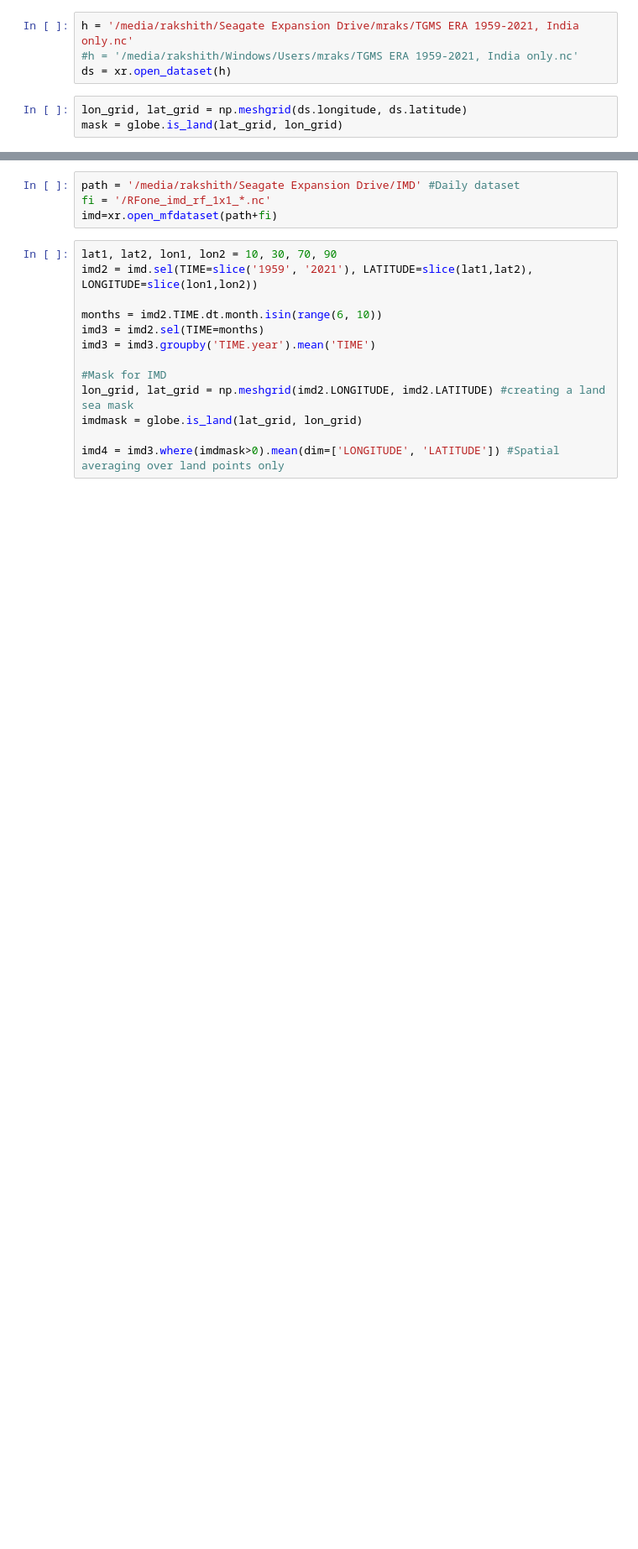
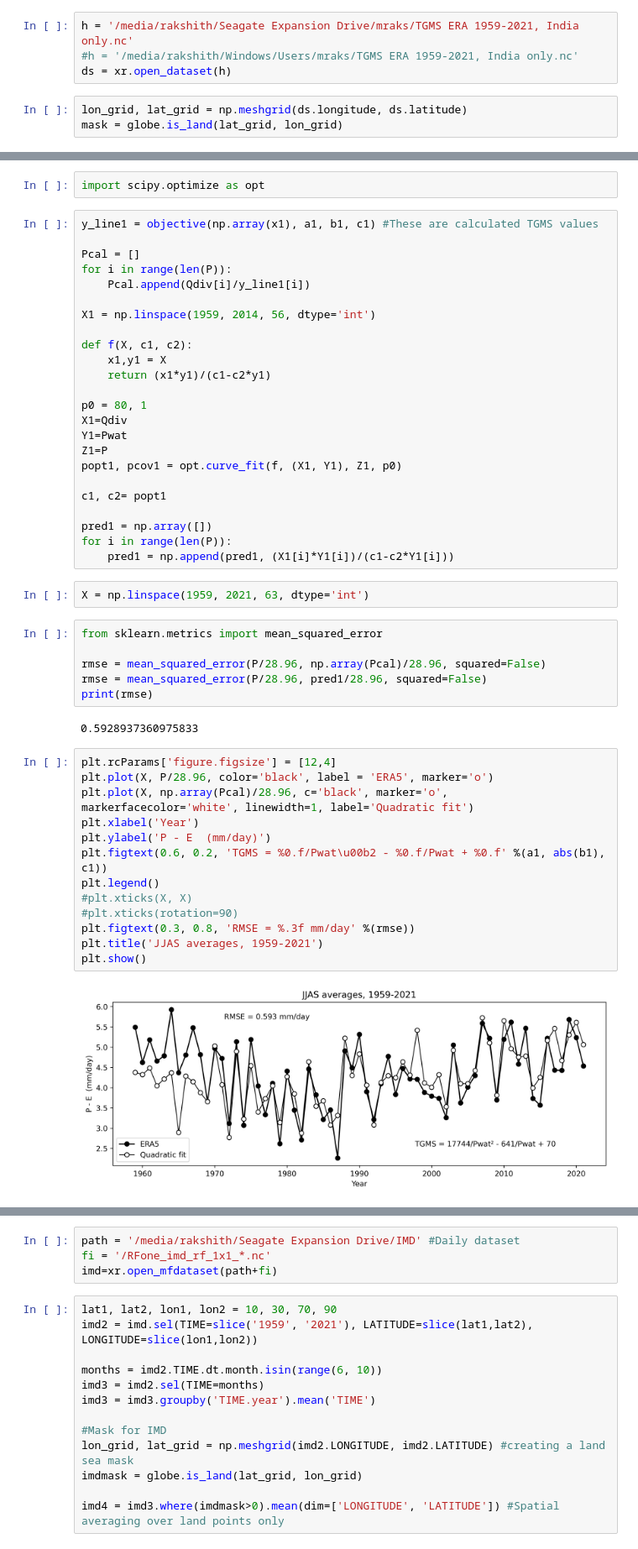
Before and after one commit to rakshith-mallesh/Climate-science, a Jupyter notebook: ERA.ipynb, the cells around one changed output, grey strips where cells are left out. Shown at 84% size. Drawn from its saved outputs; the diff is of its cells as text; blank space fills up the shorter version.

```diff
--- a/ERA.ipynb
+++ b/ERA.ipynb
@@ -59,0 +63,51 @@ Text(0.5, 1.0, 'JJAS average 1959-2021')
+# %%
+import scipy.optimize as opt
+# %%
+y_line1 = objective(np.array(x1), a1, b1, c1) #These are calculated TGMS values
+
+Pcal = []
+for i in range(len(P)):
+	Pcal.append(Qdiv[i]/y_line1[i])
+
+X1 = np.linspace(1959, 2014, 56, dtype='int')
+
+def f(X, c1, c2):
+	x1,y1 = X
+	return (x1*y1)/(c1-c2*y1)
+
+p0 = 80, 1
+X1=Qdiv
+Y1=Pwat
+Z1=P
+popt1, pcov1 = opt.curve_fit(f, (X1, Y1), Z1, p0)
+
+c1, c2= popt1
+
+pred1 = np.array([])
+for i in range(len(P)):
+	pred1 = np.append(pred1, (X1[i]*Y1[i])/(c1-c2*Y1[i]))
+# %%
+X = np.linspace(1959, 2021, 63, dtype='int')
+# %%
+from sklearn.metrics import mean_squared_error
+
+rmse = mean_squared_error(P/28.96, np.array(Pcal)/28.96, squared=False)
+rmse = mean_squared_error(P/28.96, pred1/28.96, squared=False)
+print(rmse)
+# %% [output]
+0.5928937360975833
+# %%
+plt.rcParams['figure.figsize'] = [12,4]
+plt.plot(X, P/28.96, color='black', label = 'ERA5', marker='o')
+plt.plot(X, np.array(Pcal)/28.96, c='black', marker='o', markerfacecolor='white', linewidth=1, label='Quadratic fit')
+plt.xlabel('Year')
+plt.ylabel('P - E  (mm/day)')
+plt.figtext(0.6, 0.2, 'TGMS = %0.f/Pwat\u00b2 - %0.f/Pwat + %0.f' %(a1, abs(b1), c1))
+plt.legend()
+#plt.xticks(X, X)
+#plt.xticks(rotation=90)
+plt.figtext(0.3, 0.8, 'RMSE = %.3f mm/day' %(rmse))
+plt.title('JJAS averages, 1959-2021')
+plt.show()
+# %% [output]
+[figure, added]
```
Also changed, not shown: parts of 25 cells of this notebook, 33 other files.
